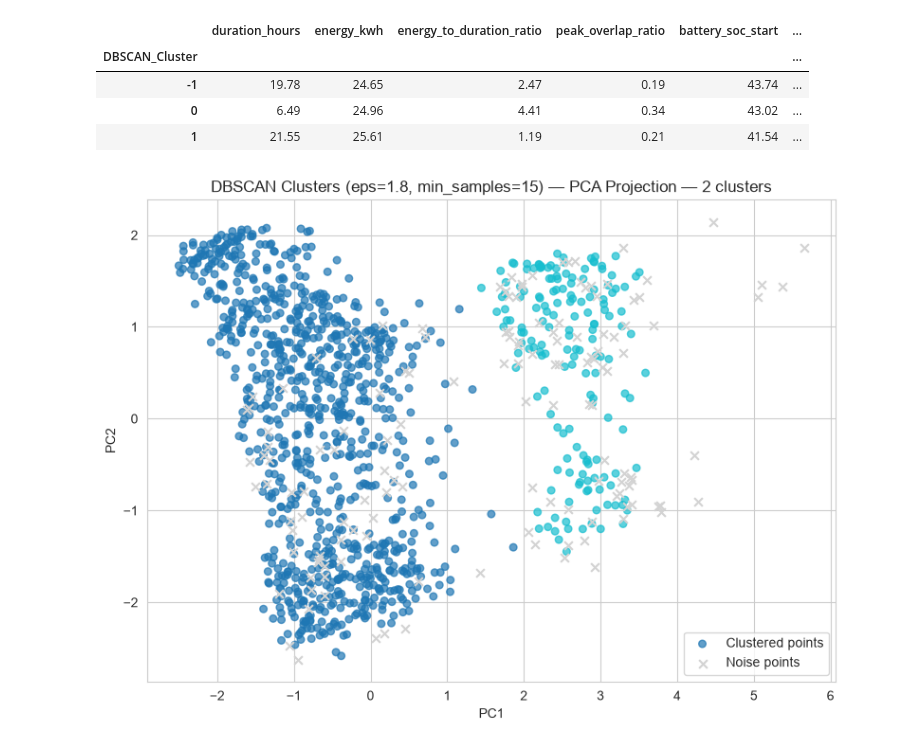
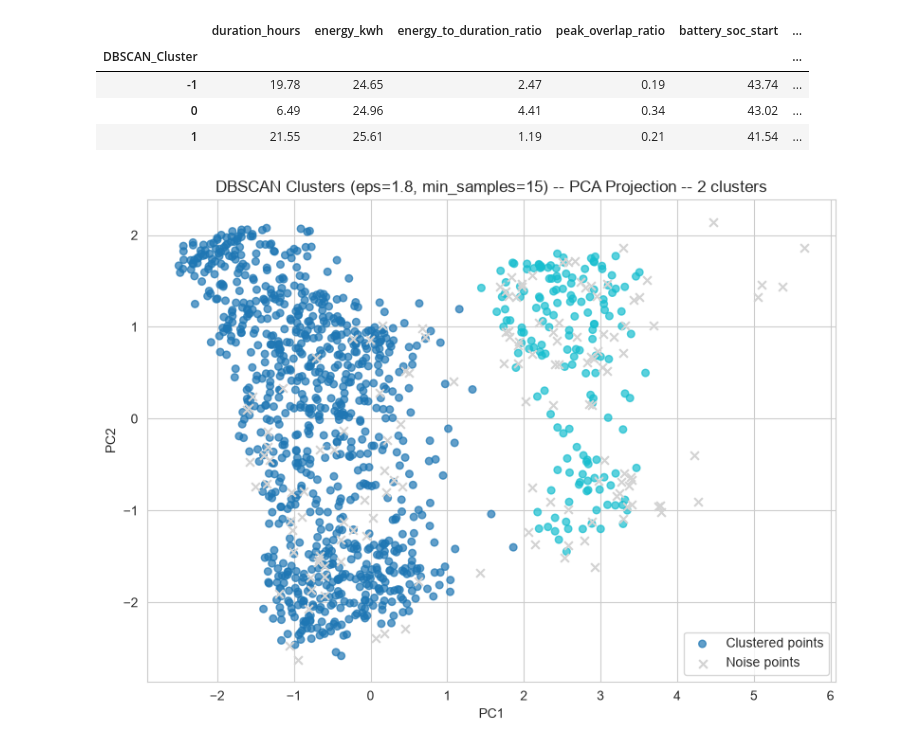
Before and after one commit to timothytzkung/Kung_Tim_Lab_Task, a Jupyter notebook: FinalAssignment/notebook.ipynb, the cells around one changed output. Drawn from its saved outputs; the diff is of its cells as text; code cells hidden in the pictures.

```diff
--- a/FinalAssignment/notebook.ipynb
+++ b/FinalAssignment/notebook.ipynb
@@ -983,21 +983,21 @@ dbscan_profile
 # %%
 noise_mask = df_sessions["DBSCAN_Cluster"] == -1
 
 plt.figure(figsize=(8, 6))
 plt.scatter(
     X_pca[~noise_mask, 0], X_pca[~noise_mask, 1],
     c=df_sessions.loc[~noise_mask, "DBSCAN_Cluster"], cmap="tab10", alpha=0.7, s=30, label="Clustered points",
 )
 plt.scatter(
     X_pca[noise_mask, 0], X_pca[noise_mask, 1],
     c="lightgrey", marker="x", s=40, label="Noise points",
 )
 plt.xlabel("PC1")
 plt.ylabel("PC2")
-plt.title(f"DBSCAN Clusters (eps=1.8, min_samples={min_samples}) — PCA Projection — {n_clusters_dbscan} clusters")
+plt.title(f"DBSCAN Clusters (eps=1.8, min_samples={min_samples}) -- PCA Projection -- {n_clusters_dbscan} clusters")
 plt.legend()
 plt.tight_layout()
 plt.show()
 # %% [output]
-[figure, old version]
+[figure, new version]
 # %% [markdown]
```
Also changed, not shown: parts of 32 cells of this notebook, 1 other file.
